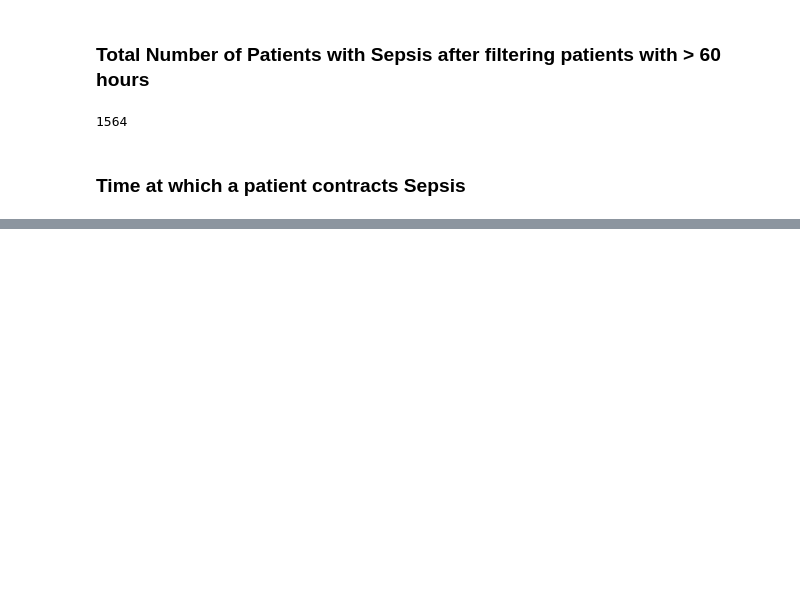
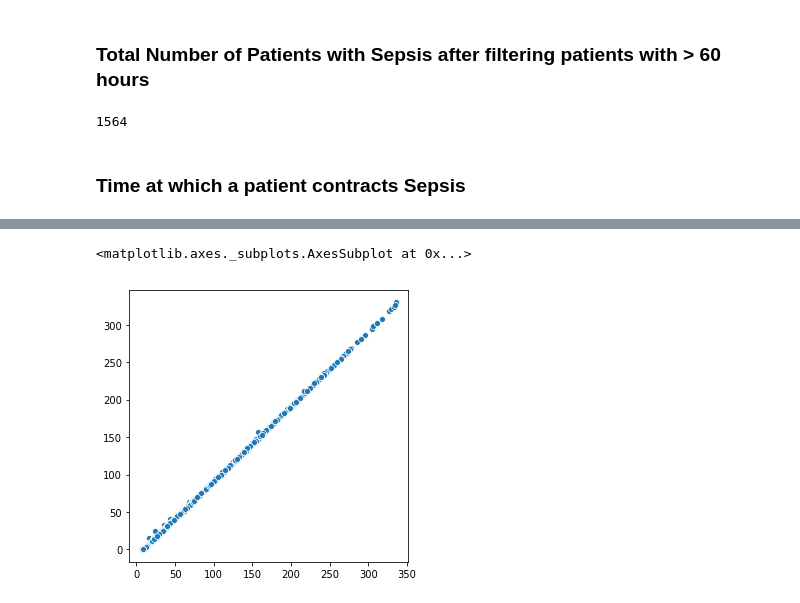
Before and after one commit to kskaran94/Sepsis_Identification, a Jupyter notebook: EDA_Temporal.ipynb, the cells around one changed output, grey strips where cells are left out. Cells and saved outputs as stored; diff of their text form; code cells hidden in the pictures; blank space fills up the shorter version.

```diff
--- a/EDA_Temporal.ipynb
+++ b/EDA_Temporal.ipynb
@@ -135,0 +141,8 @@ sns.distplot(sepsis_time, kde=False);
+# %%
+rcParams['figure.figsize'] = 5, 5
+
+
+sns.scatterplot(tot_time, sepsis_time)
+# %% [output]
+<matplotlib.axes._subplots.AxesSubplot at 0x...>
+[figure, added]
```
Also changed, not shown: parts of 3 cells of this notebook.
